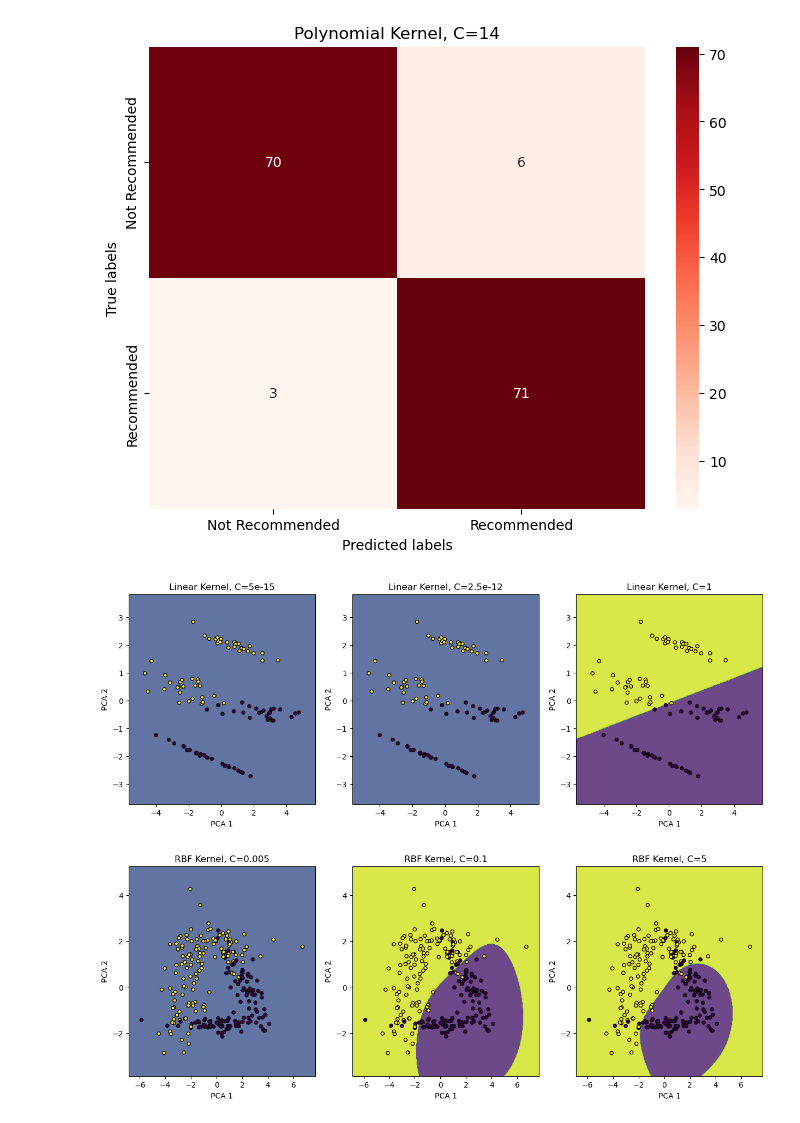
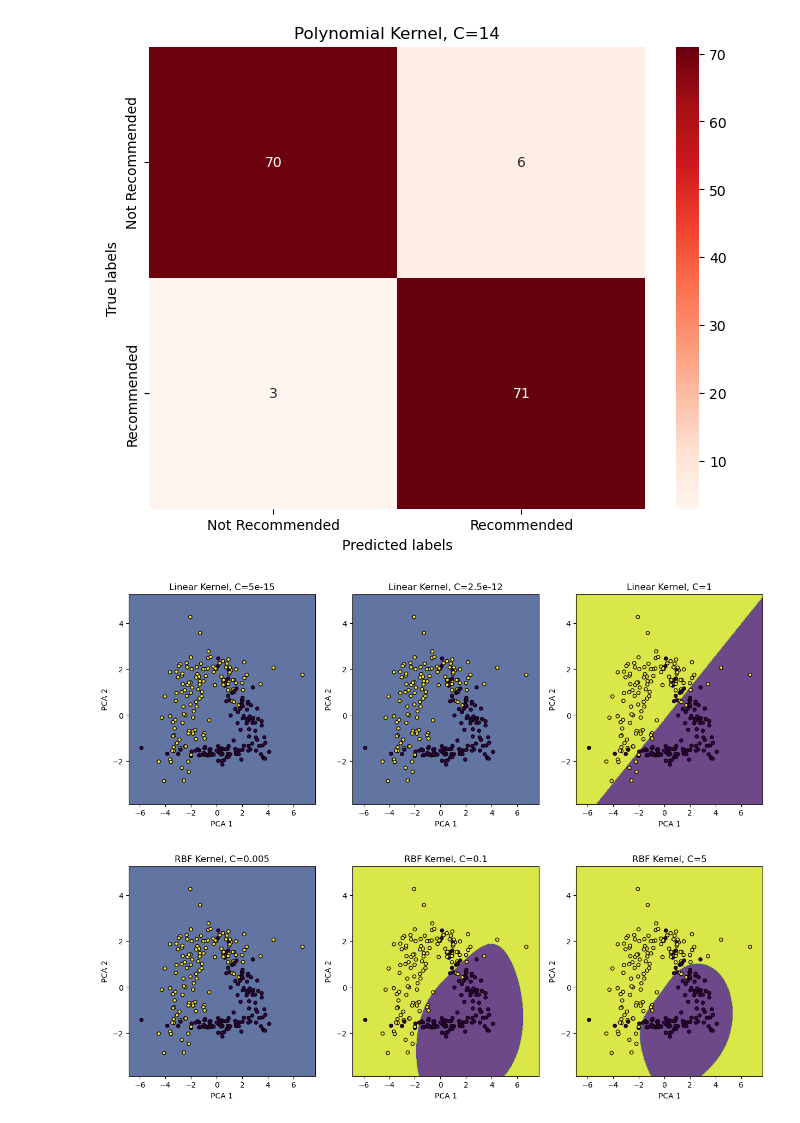
Before and after one commit to PranitKatwe/SteamPlay-Recommender, a Jupyter notebook: SVM.ipynb, the cells around one changed output. Saved outputs shown, nothing was run; the diff lists cells and outputs as text; code cells hidden in the pictures.

```diff
--- a/SVM.ipynb
+++ b/SVM.ipynb
@@ -484,7 +474,7 @@ import matplotlib.pyplot as plt
 import numpy as np
 
 # Create a dataset
-X, y = make_classification(n_samples=100, n_features=7, n_informative=2, n_redundant=5, random_state=42)
+X, y = make_classification(n_samples=250, n_features=7, n_informative=2, n_redundant=5, random_state=42)
 
 # Standardize the features
 scaler = StandardScaler()
@@ -493,34 +483,34 @@ X = scaler.fit_transform(X)
 # Apply PCA to reduce the number of features to 2
 pca = PCA(n_components=2)
 X_pca = pca.fit_transform(X)
 
 # Split the data into training and testing sets
 X_train, X_test, y_train, y_test = train_test_split(X_pca, y, test_size=0.3, random_state=42)
 
 # Train the SVM models with the reduced number of features
 svm_model_1 = SVC(kernel='linear', C=0.000000000000005).fit(X_train, y_train)
 svm_model_2 = SVC(kernel='linear', C=0.0000000000025).fit(X_train, y_train)
 svm_model_3 = SVC(kernel='linear', C=1).fit(X_train, y_train)
 
 # Create a meshgrid for visualization
 h = 0.02
 x_min, x_max = X_pca[:, 0].min() - 1, X_pca[:, 0].max() + 1
 y_min, y_max = X_pca[:, 1].min() - 1, X_pca[:, 1].max() + 1
 xx, yy = np.meshgrid(np.arange(x_min, x_max, h), np.arange(y_min, y_max, h))
 
 # Plot the decision boundaries for each model
 fig, ax = plt.subplots(1, 3, figsize=(15, 5))
 for i, model in enumerate([svm_model_1, svm_model_2, svm_model_3]):
     Z = model.predict(np.c_[xx.ravel(), yy.ravel()])
     Z = Z.reshape(xx.shape)
     ax[i].contourf(xx, yy, Z, alpha=0.8)
     ax[i].scatter(X_pca[:, 0], X_pca[:, 1], c=y, s=20, edgecolor='k')
     ax[i].set_xlabel('PCA 1')
     ax[i].set_ylabel('PCA 2')
     ax[i].set_title(f'Linear Kernel, C={model.C}')
 plt.show()
 # %% [output]
-[figure, old version]
+[figure, new version]
 # %%
 from sklearn.decomposition import PCA
 from sklearn.preprocessing import StandardScaler
```
Also changed, not shown: parts of 9 cells of this notebook.
